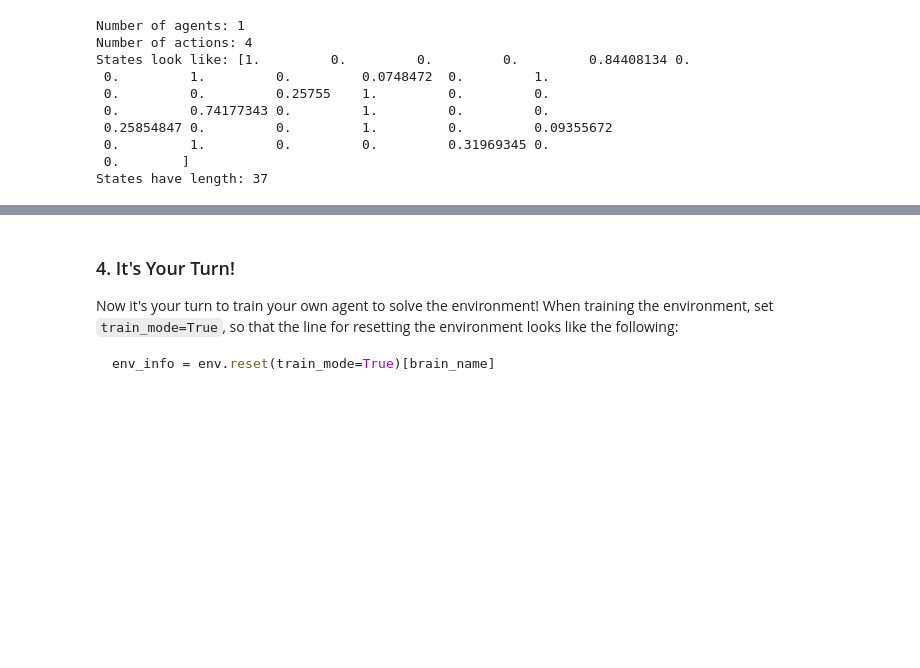
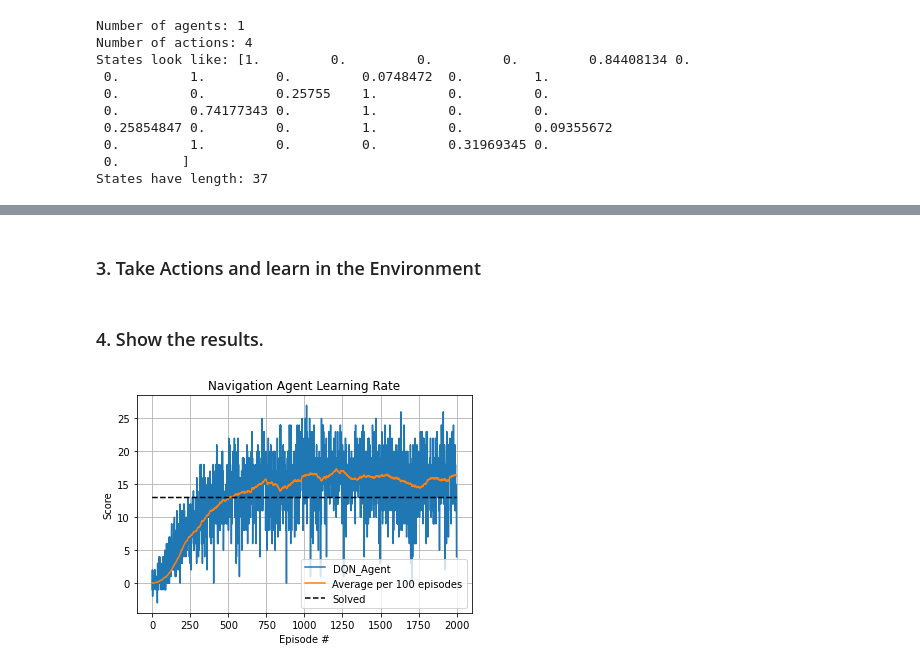
Before and after one commit to JSheldon3488/DeepRL_Navigation, a Jupyter notebook: Navigation.ipynb, the cells around one changed output, grey strips where cells are left out. Saved outputs shown, nothing was run; the diff lists cells and outputs as text; code cells hidden in the pictures; blank space fills up the shorter version.

Commit message:
Baseline Simulation Setup
Setup the simulation to run a given agent, save the scores into a file, save the parameters into a checkpoint, and graph the results saving the graph.

````diff
--- a/Navigation.ipynb
+++ b/Navigation.ipynb
@@ -101,16 +95,0 @@ Of course, as part of the project, you'll have to change the code so that the ag
-# %%
-env_info = env.reset(train_mode=False)[brain_name] # reset the environment
-state = env_info.vector_observations[0]            # get the current state
-score = 0                                          # initialize the score
-while True:
-    action = np.random.randint(action_size)        # select an action
-    env_info = env.step(action)[brain_name]        # send the action to the environment
-    next_state = env_info.vector_observations[0]   # get the next state
-    reward = env_info.rewards[0]                   # get the reward
-    done = env_info.local_done[0]                  # see if episode has finished
-    score += reward                                # update the score
-    state = next_state                             # roll over the state to next time step
-    if done:                                       # exit loop if episode finished
-        break
-
-print("Score: {}".format(score))
@@ -123,7 +96,2 @@ env.close()
-# %% [markdown]
-### 4. It's Your Turn!
-
-Now it's your turn to train your own agent to solve the environment!  When training the environment, set `train_mode=True`, so that the line for resetting the environment looks like the following:
-```python
-env_info = env.reset(train_mode=True)[brain_name]
-```
+# %% [markdown]
+### 3. Take Actions and learn in the Environment
@@ -129,0 +147,43 @@ env_info = env.reset(train_mode=True)[brain_name]
+# %% [markdown]
+### 4. Show the results.
+# %%
+def graph_results(Agents, save_graph=True):
+    """ Used to graph the results of agents from simulations
+
+    :param agent_scores: list of Agents you want to graph results from
+    :param save_graph: bool used to save the graph in images
+    """
+    # Load scores for given Agents
+    agent_scores = []
+    for agent in Agents:
+        with open(f"C:\Dev\Python\RL\\Navigation_Project\p1_navigation\saved_scores\\{agent}.txt", 'r') as f:
+            scores = f.read().splitlines()
+            scores = [float(score) for score in scores]
+            agent_scores.append((str(agent), scores))
+
+    # Setup up graph
+    fig, ax = plt.subplots()
+    ax.set(xlabel="Episode #", ylabel='Score', title="Navigation Agent Learning Rate")
+    ax.grid()
+    save_name = ""
+    # Graph all the results
+    for name, score in agent_scores:
+        #Plot Scores
+        ax.plot(np.arange(len(score)), score, label=f"{name}")
+        save_name += f"{name}_"
+        # Plot rolling average
+        rolling_average = np.convolve(score, np.ones(100)/100)
+        rolling_average = rolling_average[:-100] #Removes tail that is window_size < 100
+        ax.plot(np.arange(len(rolling_average)), rolling_average, label="Average per 100 episodes")
+    # Plot solved line
+    ax.plot(np.arange(len(agent_scores[0][1])), np.ones(len(agent_scores[0][1]))*13, color='black', linestyle='dashed', label="Solved")
+    ax.legend()
+
+    if save_graph:
+        filepath = f"C:\Dev\Python\RL\\Navigation_Project\p1_navigation\images\\{save_name}.png"
+        fig.savefig(filepath)
+    plt.show()
+
+graph_results([dqn_agent])
+# %% [output]
+[figure, added]
````
Also changed, not shown: parts of 7 cells of this notebook, 2 other files.
